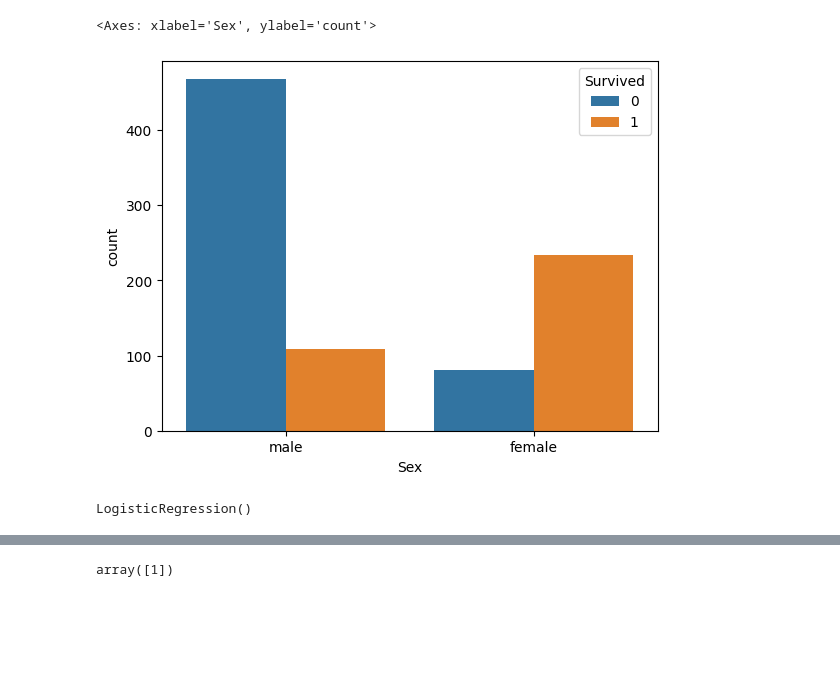
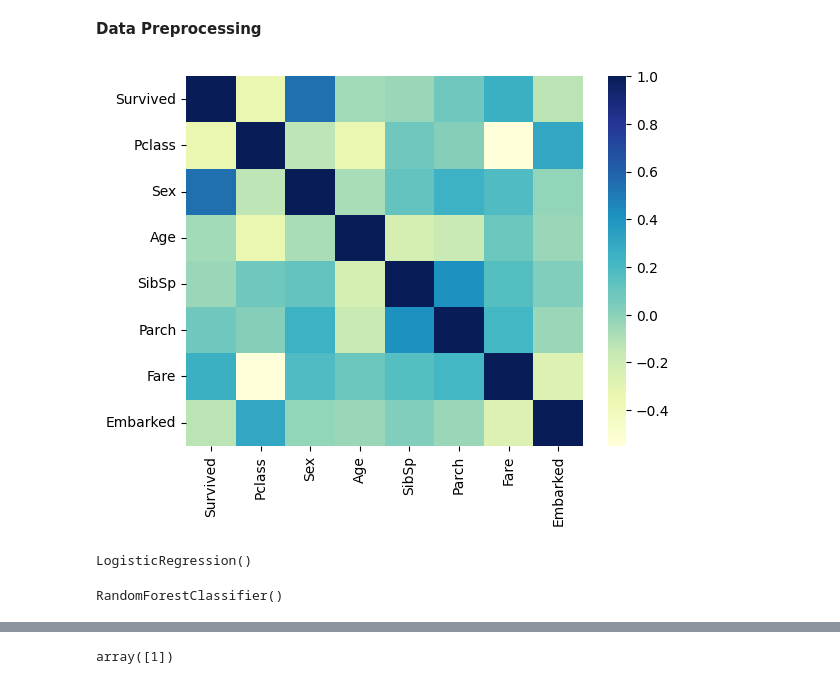
Before and after one commit to Yamm23/Learning-Macine-Learning, a Jupyter notebook: Titanic_Dataset.ipynb, the cells around one changed output, grey strips where cells are left out. Cells and saved outputs as stored; diff of their text form; code cells hidden in the pictures; blank space fills up the shorter version.

```diff
--- a/Titanic_Dataset.ipynb
+++ b/Titanic_Dataset.ipynb
@@ -43,9 +31,5 @@ max      6.000000  512.329200
-# %%
-import seaborn as sns
-sns.countplot(x='Sex',hue='Survived',data=df)
-# %% [output]
-<Axes: xlabel='Sex', ylabel='count'>
-[figure, removed]
+# %% [markdown]
+**Data Preprocessing**
 # %%
 # Replace the null values
 df['Age'] = df['Age'].fillna(df['Age'].median())
@@ -59,14 +42,28 @@ df = df.drop(['Name', 'Ticket', 'PassengerId','Cabin'], axis=1)
+# %%
+sns.heatmap(df.corr(),cmap = 'YlGnBu')
+plt.show()
+# %% [output]
+[figure, added]
 # %%
 from sklearn.model_selection import train_test_split
 X = df.drop('Survived',axis = 1)
 Y = df['Survived']
 X_train, X_val, Y_train, Y_val = train_test_split(X,Y,test_size=0.2)
+from sklearn.linear_model import LogisticRegression
+model = LogisticRegression()
+model.fit(X_train,Y_train)
+# %% [output]
+LogisticRegression()
-# %%
-from sklearn.linear_model import LogisticRegression
-model = LogisticRegression()
-model.fit(X_train,Y_train)
-# %% [output]
-LogisticRegression()
+# %%
+from sklearn.model_selection import train_test_split
+X = df.drop('Survived',axis = 1)
+Y = df['Survived']
+X_train, X_val, Y_train, Y_val = train_test_split(X,Y,test_size=0.2)
+from sklearn.ensemble import RandomForestClassifier
+model = RandomForestClassifier()
+model.fit(X_train, Y_train)
+# %% [output]
+RandomForestClassifier()
 # %%
 from sklearn.metrics import accuracy_score
 Y_pred = model.predict(X_val)
```
Also changed, not shown: parts of 11 cells of this notebook.
